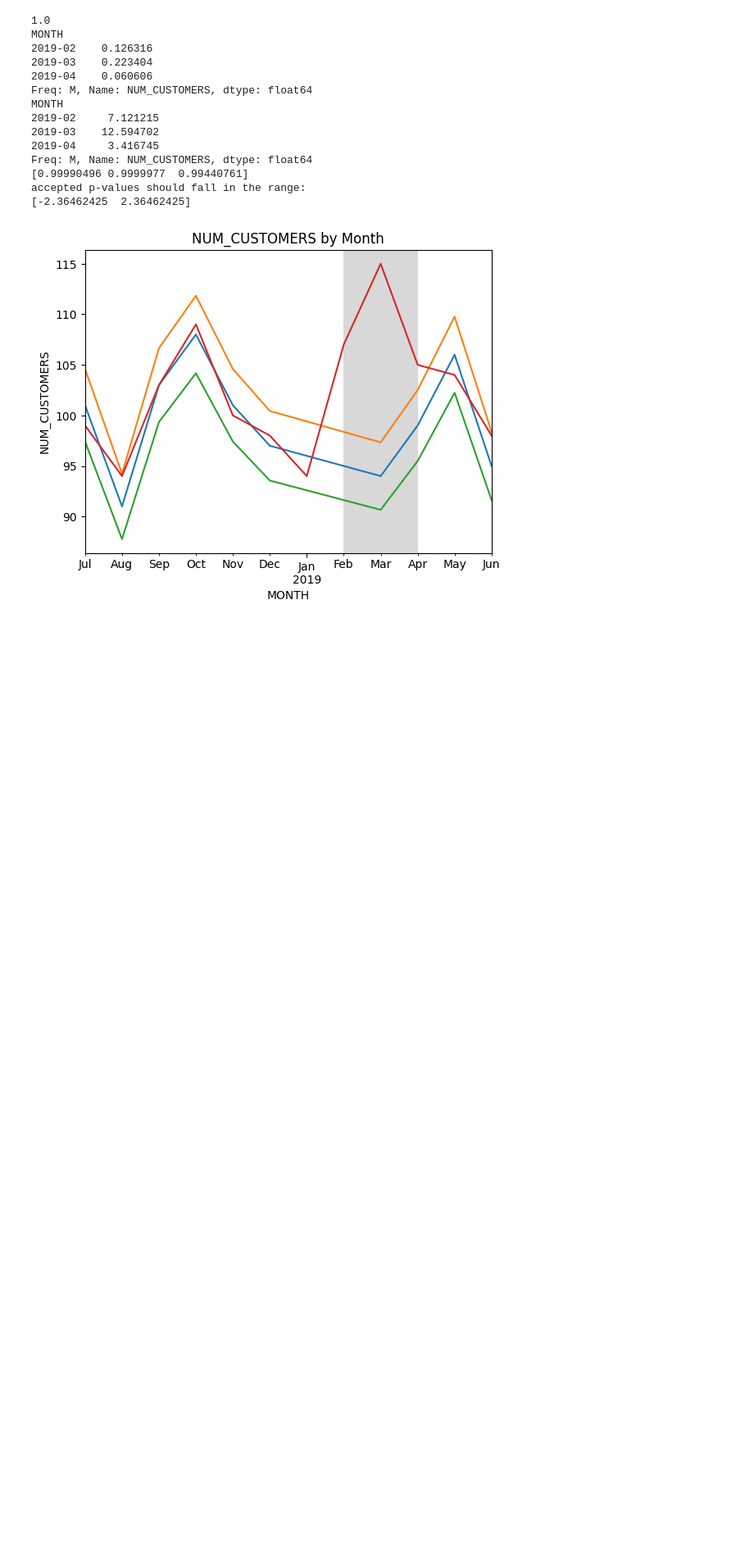
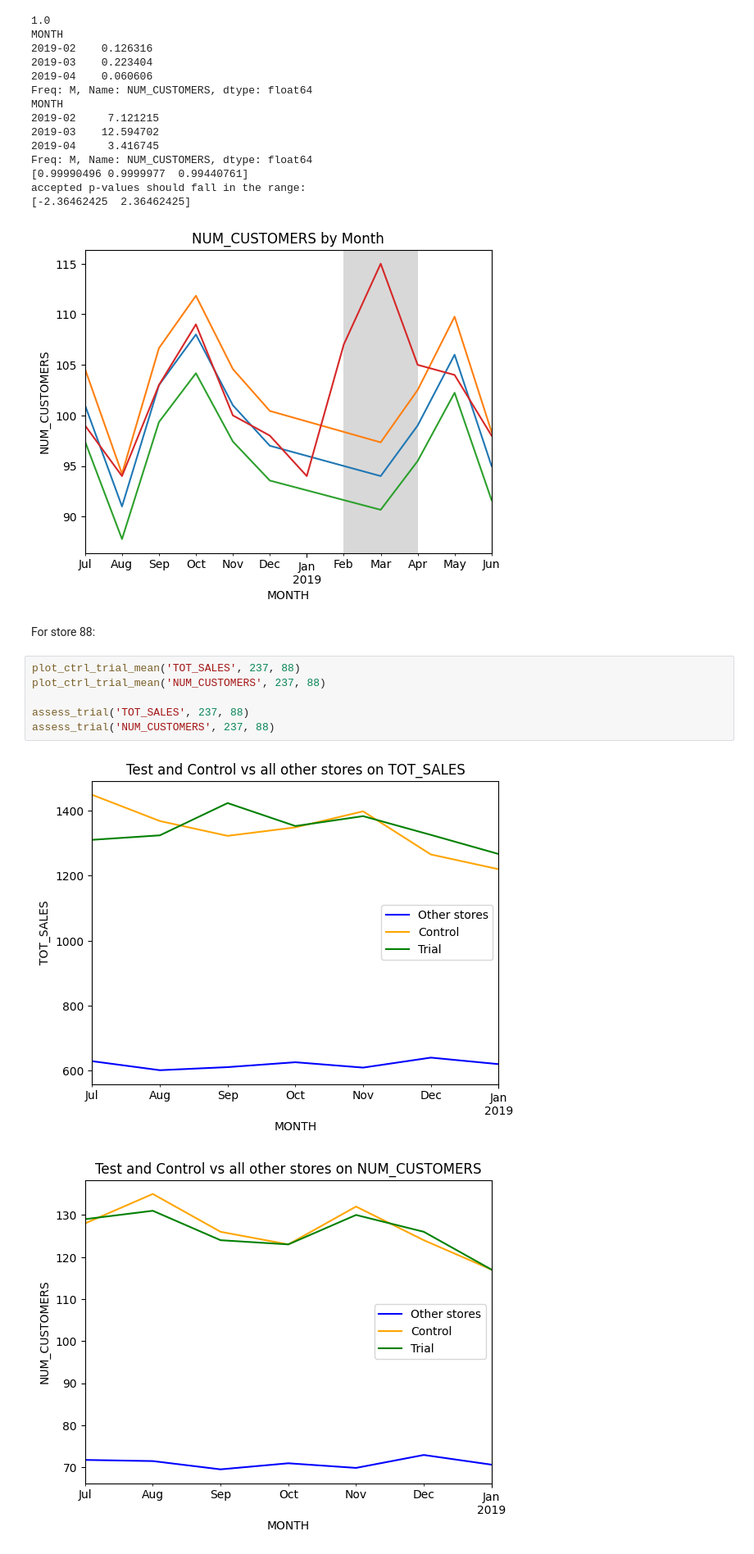
Before and after one commit to bengodw/quantium-analytics-virtual-experience, a Jupyter notebook: task-two.ipynb, the cells around one changed output. Shown at 82% size. Drawn from its saved outputs; the diff is of its cells as text; blank space fills up the shorter version.

```diff
--- a/task-two.ipynb
+++ b/task-two.ipynb
@@ -353,3 +353,14 @@ Freq: M, Name: NUM_CUSTOMERS, dtype: float64
 accepted p-values should fall in the range:
 [-2.36462425  2.36462425]
 [figure]
+# %% [markdown]
+For store 88:
+# %%
+plot_ctrl_trial_mean('TOT_SALES', 237, 88)
+plot_ctrl_trial_mean('NUM_CUSTOMERS', 237, 88)
+
+assess_trial('TOT_SALES', 237, 88)
+assess_trial('NUM_CUSTOMERS', 237, 88)
+# %% [output]
+[figure, added]
+[figure, added]
```
Also changed, not shown: parts of 2 cells of this notebook.
